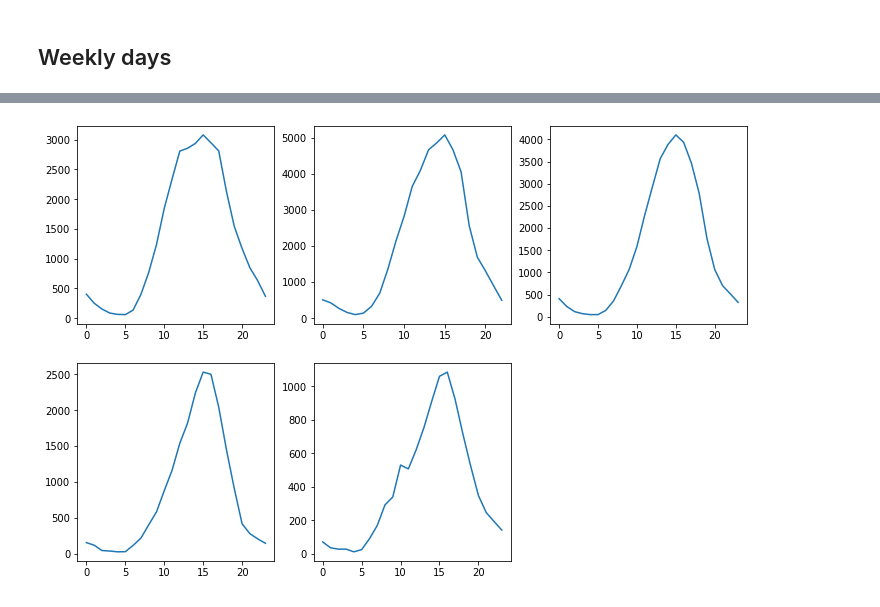
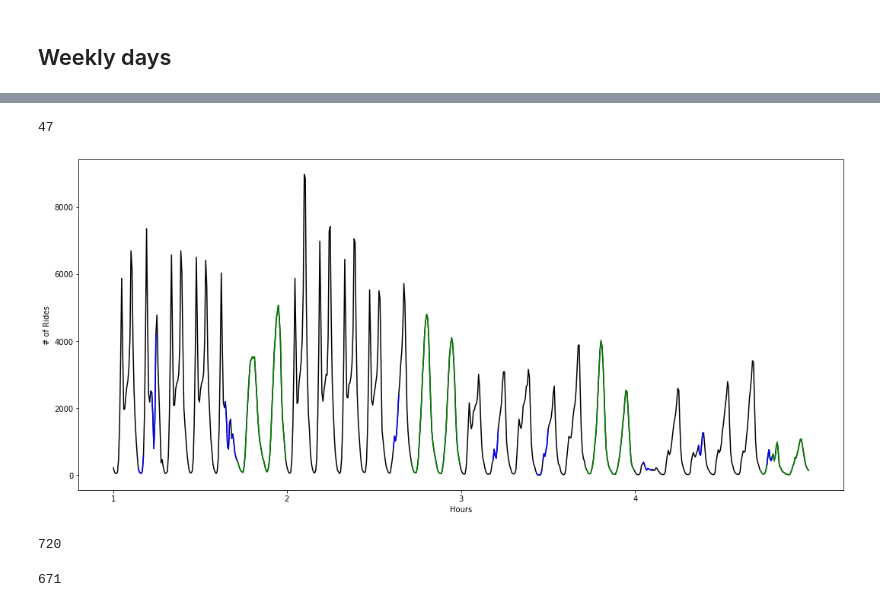
Before and after one commit to FrancescoPase/bikesharing, a Jupyter notebook: Data_Analysis.ipynb, the cells around one changed output, grey strips where cells are left out. Cells and saved outputs as stored; diff of their text form; code cells hidden in the pictures.

Commit message:
Plotting hours

```diff
--- a/Data_Analysis.ipynb
+++ b/Data_Analysis.ipynb
@@ -756,14 +751,14 @@ for i in [16, 17, 18, 19, 20]:
 # %%
 # Fourth Week
+hour_full_23_29 = []
+j = 1
+# plt.figure(figsize=(12,8))
 
-j = 1
-plt.figure(figsize=(12,8))
-
-for i in [23, 24, 25, 26, 27]:
-    plt.subplot(2,3,j)
+for i in [23, 24, 25, 26, 27, 28, 29]:
+    # plt.subplot(2,3,j)
     hours = hour_rides(d[i], d[i+1])
 
     h_rides = [len(v) for k,v in hours.items()]
-
-    plt.plot(h_rides)
+    hour_full_23_29.extend(h_rides)
+    # plt.plot(h_rides)
     j += 1
@@ -772,16 +765,47 @@ for i in [23, 24, 25, 26, 27]:
-# %%
-# Sundays
-
-j = 1
-plt.figure(figsize=(12,8))
-
-for i in [1, 8, 15, 22, 29]:
-    plt.subplot(2,3,j)
-    hours = hour_rides(d[i], d[i+1])
-
-    h_rides = [len(v) for k,v in hours.items()]
-
-    plt.plot(h_rides)
-    j += 1
-# %% [output]
-[figure, removed]
+# %%
+full_month = []
+full_month.extend(hour_full_2_8)
+full_month.extend(hour_full_9_15)
+full_month.extend(hour_full_16_22)
+full_month.extend(hour_full_23_29)
+# %%
+len(hour_full_2_8[120:])
+# %% [output]
+47
+# %%
+plt.figure(figsize=(18,8))
+_ = plt.plot(full_month, color='black')
+_ = plt.plot(np.arange(120, 167), hour_full_2_8[120:], color='green')
+_ = plt.plot(np.arange(287, 335), hour_full_9_15[120:], color='green')
+_ = plt.plot(np.arange(455, 503), hour_full_16_22[120:], color='green')
+_ = plt.plot(np.arange(623, 671), hour_full_23_29[120:], color='green')
+
+
+_ = plt.plot(np.arange(24, 30), full_month[24:30], color='blue')
+_ = plt.plot(np.arange(36, 42), full_month[36:42], color='blue')
+_ = plt.plot(np.arange(108, 114), full_month[108:114], color='blue')
+_ = plt.plot(np.arange(114, 120), full_month[114:120], color='blue')
+_ = plt.plot(np.arange(270, 276), full_month[270:276], color='blue')
+_ = plt.plot(np.arange(366, 372), full_month[366:372], color='blue')
+_ = plt.plot(np.arange(408, 414), full_month[408:414], color='blue')
+_ = plt.plot(np.arange(414, 420), full_month[414:420], color='blue')
+_ = plt.plot(np.arange(510, 516), full_month[510:516], color='blue')
+_ = plt.plot(np.arange(516, 520), full_month[516:520], color='blue')
+_ = plt.plot(np.arange(564, 570), full_month[564:570], color='blue')
+_ = plt.plot(np.arange(630, 636), full_month[630:636], color='blue')
+
+
+_ = plt.xticks([0, 167, 335, 503], np.arange(1, 5))
+
+_ = plt.xlabel('Hours')
+_ = plt.ylabel('# of Rides')
+# %% [output]
+[figure, added]
+# %%
+24*30
+# %% [output]
+720
+# %%
+len(full_month)
+# %% [output]
+671
```
Also changed, not shown: parts of 5 cells of this notebook, 1 other file.
